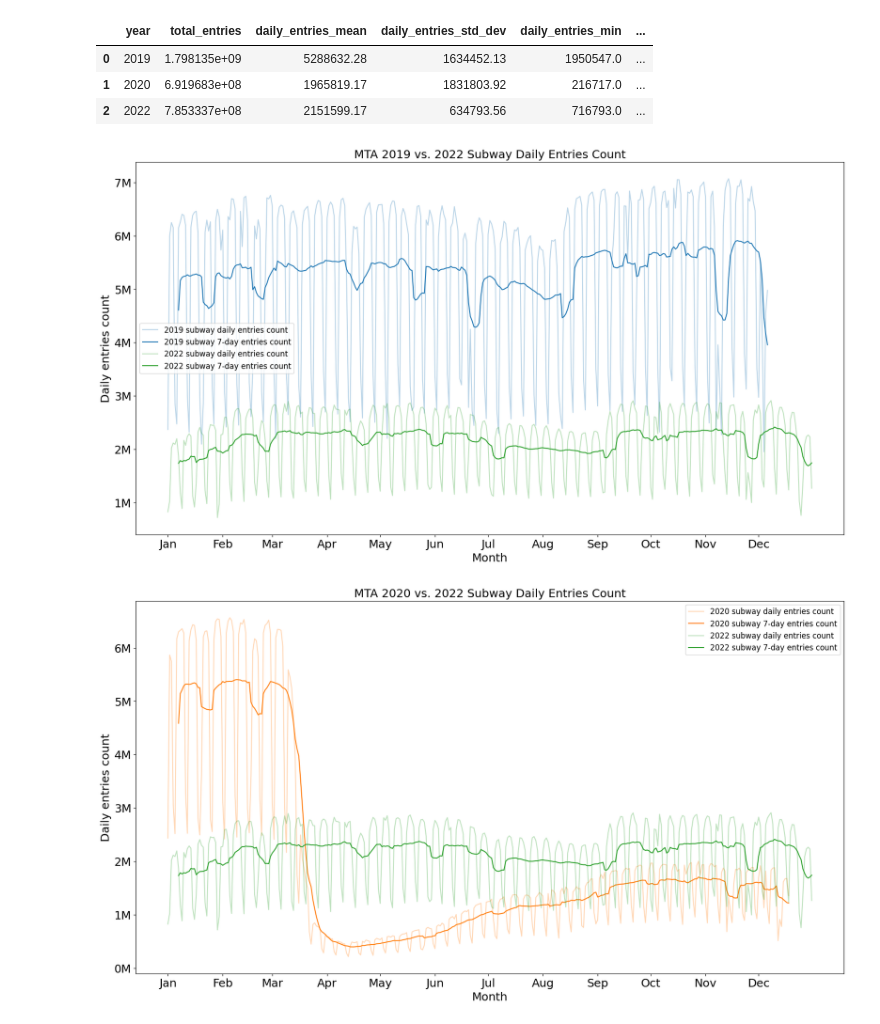
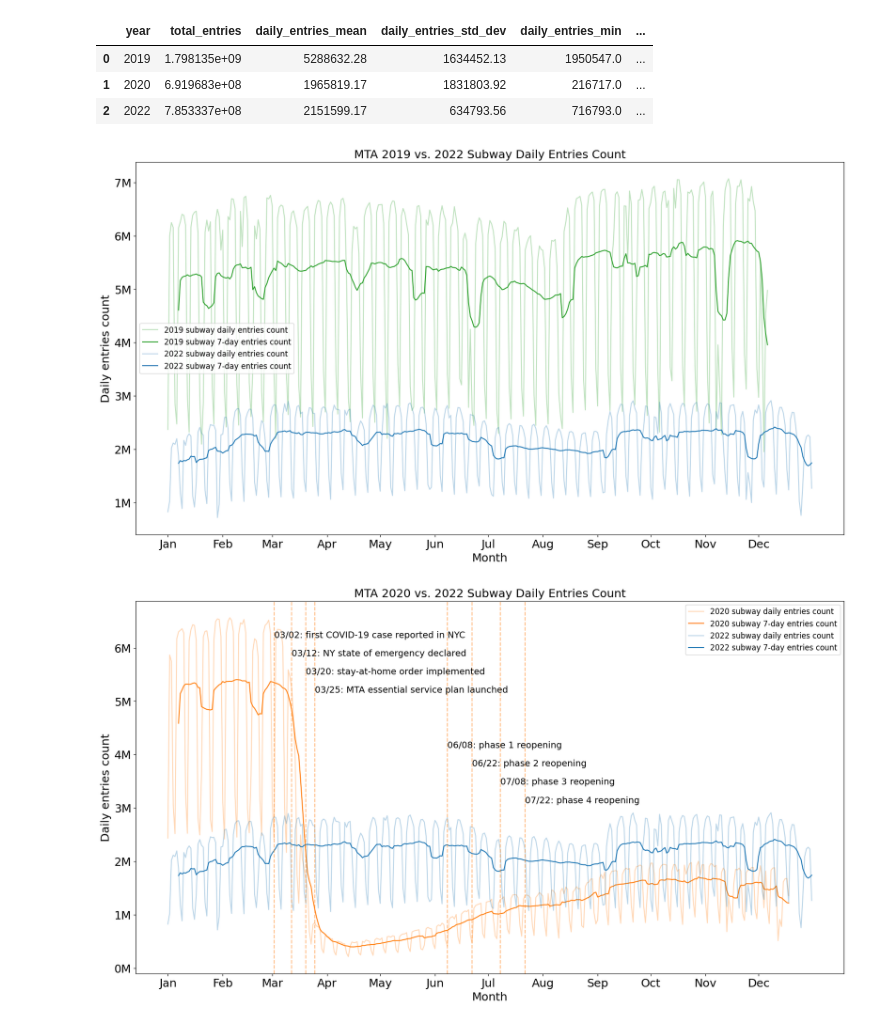
Before and after one commit to M2JT/big-data-final-project, a Jupyter notebook: code/SubwayAnalysis.ipynb, the cells around one changed output. Saved outputs shown, nothing was run; the diff lists cells and outputs as text; code cells hidden in the pictures.

Commit message:
add key events timeline for subway 2020 graph

```diff
--- a/code/SubwayAnalysis.ipynb
+++ b/code/SubwayAnalysis.ipynb
@@ -350,23 +350,23 @@ plt.figure(figsize=(20, 12))
 dateList2022 = [str(datetime.date(2022, 1, 1) + datetime.timedelta(days=i)) for i in range(365)]
 
 # color for 2019
-blue = u'#1f77b4'
+green_2019 = u'#2ca02c'
 
 # color for 2020
-orange = u'#ff7f0e'
+orange_2020 = u'#ff7f0e'
 
 # color for 2022
-green = u'#2ca02c'
+blue_2022 = u'#1f77b4'
 
 # plot data
 plt.plot(dateList2022, total_daily_entry_count_2019_list,
-         label='2019 subway daily entries count', alpha = 0.3, color = blue)
+         label='2019 subway daily entries count', alpha = 0.3, color = green_2019)
 plt.plot(dateList2022, entries_avg_2019,
-         label='2019 subway 7-day entries count', color = blue)
+         label='2019 subway 7-day entries count', color = green_2019)
 plt.plot(dateList2022, total_daily_entry_count_2022_list,
-         label='2022 subway daily entries count', alpha = 0.3, color = green)
+         label='2022 subway daily entries count', alpha = 0.3, color = blue_2022)
 plt.plot(dateList2022, entries_avg_2022,
-         label='2022 subway 7-day entries count', color = green)
+         label='2022 subway 7-day entries count', color = blue_2022)
 plt.legend(fontsize=12)
 
 # set plot title and axis labels
@@ -395,40 +395,58 @@ plt.gca().yaxis.set_major_formatter(FuncFormatter(millions_formatter))
 # show plot
 plt.show()
 # %% [output]
-[figure, old version]
+[figure, new version]
 # %%
 # set the size of the plot
 plt.figure(figsize=(20, 12))
 
 # plot data
 plt.plot(dateList2022, total_daily_entry_count_2020_list,
-         label='2020 subway daily entries count', alpha = 0.3, color = orange)
+         label='2020 subway daily entries count', alpha = 0.3, color = orange_2020)
 plt.plot(dateList2022, entries_avg_2020,
-         label='2020 subway 7-day entries count', color = orange)
+         label='2020 subway 7-day entries count', color = orange_2020)
 plt.plot(dateList2022, total_daily_entry_count_2022_list,
-         label='2022 subway daily entries count', alpha = 0.3, color = green)
+         label='2022 subway daily entries count', alpha = 0.3, color = blue_2022)
 plt.plot(dateList2022, entries_avg_2022,
-         label='2022 subway 7-day entries count', color = green)
+         label='2022 subway 7-day entries count', color = blue_2022)
 plt.legend(fontsize=12)
 
 # set plot title and axis labels
 plt.title('MTA 2020 vs. 2022 Subway Daily Entries Count', fontsize=18)
 plt.xlabel('Month', fontsize=18)
 plt.ylabel('Daily entries count', fontsize=18)
 
 # set x-tick labels to show abbreviated month names
 plt.xticks(daysSinceStartOfYear, monthNames, fontsize=18)
+
+# add key events timeline
+plt.axvline(x='2022-03-02', color=orange_2020, linestyle='--', alpha=0.5)
+plt.text('2022-03-02', plt.ylim()[1]*0.90, '03/02: first COVID-19 case reported in NYC', fontsize=14, ha='left')
+plt.axvline(x='2022-03-12', color=orange_2020, linestyle='--', alpha=0.5)
+plt.text('2022-03-12', plt.ylim()[1]*0.85, '03/12: NY state of emergency declared', fontsize=14, ha='left')
+plt.axvline(x='2022-03-20', color=orange_2020, linestyle='--', alpha=0.5)
+plt.text('2022-03-20', plt.ylim()[1]*0.80, '03/20: stay-at-home order implemented', fontsize=14, ha='left')
+plt.axvline(x='2022-03-25', color=orange_2020, linestyle='--', alpha=0.5)
+plt.text('2022-03-25', plt.ylim()[1]*0.75, '03/25: MTA essential service plan launched', fontsize=14, ha='left')
+plt.axvline(x='2022-06-08', color=orange_2020, linestyle='--', alpha=0.5)
+plt.text('2022-06-08', plt.ylim()[1]*0.60, '06/08: phase 1 reopening', fontsize=14, ha='left')
+plt.axvline(x='2022-06-22', color=orange_2020, linestyle='--', alpha=0.5)
+plt.text('2022-06-22', plt.ylim()[1]*0.55, '06/22: phase 2 reopening', fontsize=14, ha='left')
+plt.axvline(x='2022-07-08', color=orange_2020, linestyle='--', alpha=0.5)
+plt.text('2022-07-08', plt.ylim()[1]*0.50, '07/08: phase 3 reopening', fontsize=14, ha='left')
+plt.axvline(x='2022-07-22', color=orange_2020, linestyle='--', alpha=0.5)
+plt.text('2022-07-22', plt.ylim()[1]*0.45, '07/22: phase 4 reopening', fontsize=14, ha='left')
 
 # adjust plot margins
 plt.subplots_adjust(bottom=0.20)
 
 # set y-tick fontsize
 plt.yticks(fontsize=18)
 
 # format y-tick labels as millions
 plt.gca().yaxis.set_major_formatter(FuncFormatter(millions_formatter))
 
 # show plot
 plt.show()
 # %% [output]
-[figure, old version]
+[figure, new version]
```
